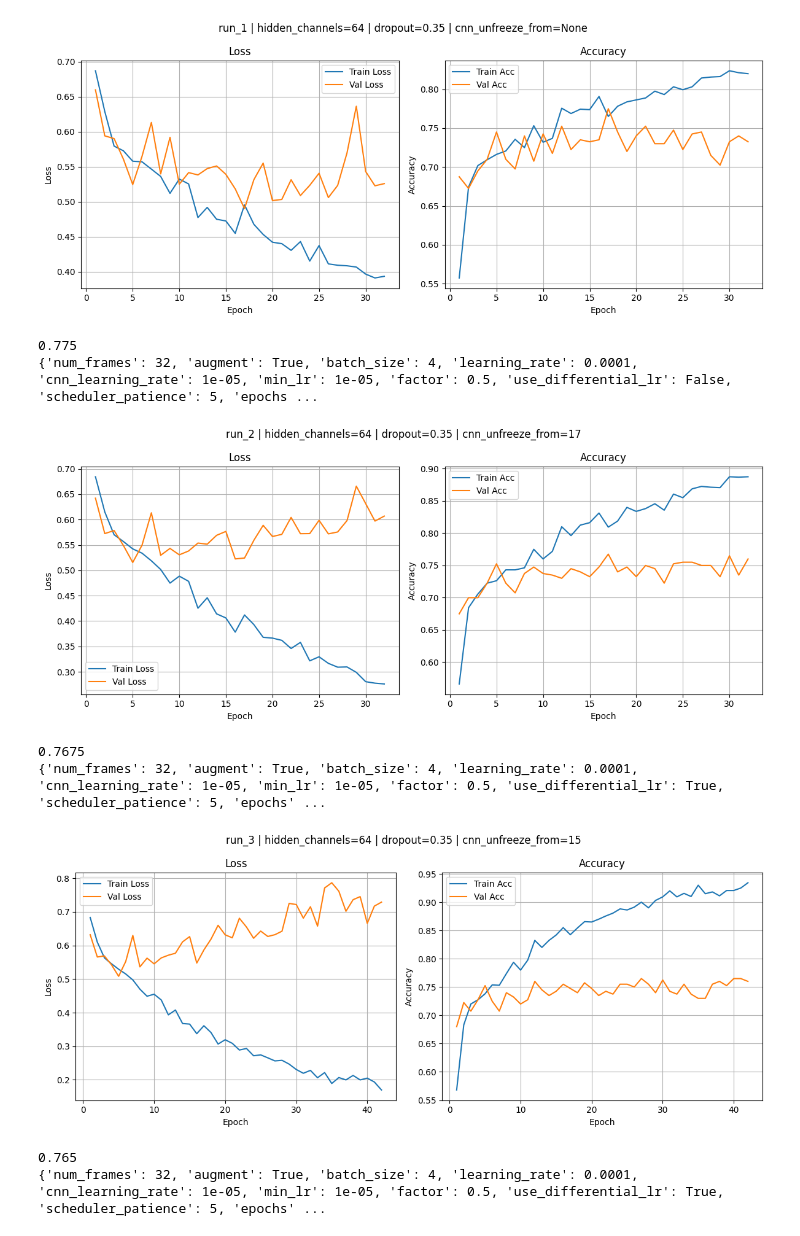
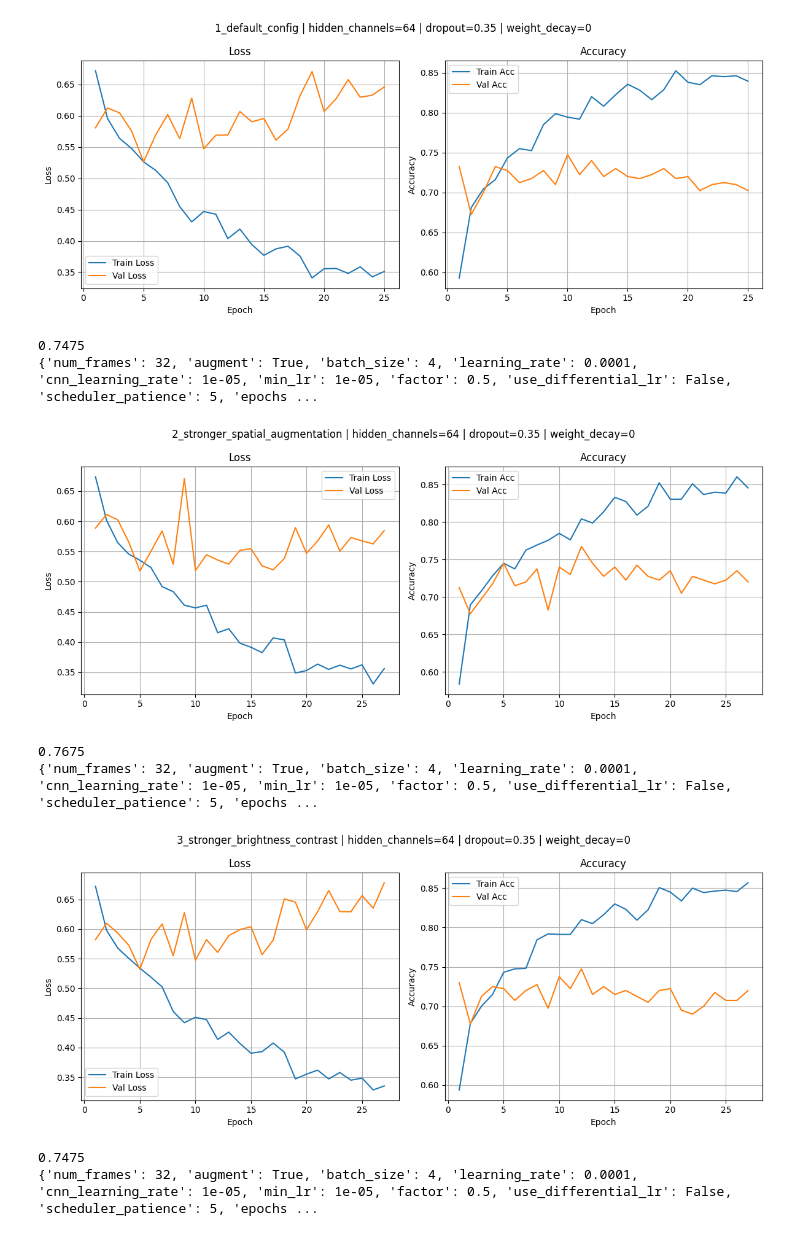
Before and after one commit to maxim-pre/violence-detection-dissertation, a Jupyter notebook: notebooks/06-gridsearch_results.ipynb, the cells around one changed output. Drawn from its saved outputs; the diff is of its cells as text; code cells hidden in the pictures.

```diff
--- a/notebooks/06-gridsearch_results.ipynb
+++ b/notebooks/06-gridsearch_results.ipynb
@@ -10,7 +10,8 @@ from src.config import CHECKPOINT_DIR
 from pathlib import Path
 import matplotlib.pyplot as plt
 # %%
-grid_search_results_path = CHECKPOINT_DIR / "CNN_LSTM_V2" / "grid_search_1" / "grid_search_results.csv"
+experiment_root = CHECKPOINT_DIR / "CNN_LSTM_V2" / "grid_search_4_amsgrad"
+grid_search_results_path = experiment_root / "grid_search_results.csv"
 
 df = pd.read_csv(grid_search_results_path)
 df.head()
@@ -109,17 +107,16 @@ def plot_grid_search_results(experiment_root, display_params):
         print(summary['best_val_acc'][0])
         print(config)
 # %%
-experiment_root = CHECKPOINT_DIR / "CNN_LSTM_V2" / "grid_search_2_unfreeze_cnn"
-display_params = ["hidden_channels", "dropout", "cnn_unfreeze_from"]
+display_params = ["hidden_channels", "dropout", "weight_decay"]
 
 plot_grid_search_results(experiment_root, display_params)
 # %% [output]
-[figure, old version]
+[figure, new version]
-0.775
+0.7475
 {'num_frames': 32, 'augment': True, 'batch_size': 4, 'learning_rate': 0.0001, 'cnn_learning_rate': 1e-05, 'min_lr': 1e-05, 'factor': 0.5, 'use_differential_lr': False, 'scheduler_patience': 5, 'epochs ...
-[figure, old version]
+[figure, new version]
 0.7675
-{'num_frames': 32, 'augment': True, 'batch_size': 4, 'learning_rate': 0.0001, 'cnn_learning_rate': 1e-05, 'min_lr': 1e-05, 'factor': 0.5, 'use_differential_lr': True, 'scheduler_patience': 5, 'epochs' ...
+{'num_frames': 32, 'augment': True, 'batch_size': 4, 'learning_rate': 0.0001, 'cnn_learning_rate': 1e-05, 'min_lr': 1e-05, 'factor': 0.5, 'use_differential_lr': False, 'scheduler_patience': 5, 'epochs ...
-[figure, old version]
+[figure, new version]
-0.765
-{'num_frames': 32, 'augment': True, 'batch_size': 4, 'learning_rate': 0.0001, 'cnn_learning_rate': 1e-05, 'min_lr': 1e-05, 'factor': 0.5, 'use_differential_lr': True, 'scheduler_patience': 5, 'epochs' ...
+0.7475
+{'num_frames': 32, 'augment': True, 'batch_size': 4, 'learning_rate': 0.0001, 'cnn_learning_rate': 1e-05, 'min_lr': 1e-05, 'factor': 0.5, 'use_differential_lr': False, 'scheduler_patience': 5, 'epochs ...
```
Also changed, not shown: parts of 2 cells of this notebook, 8 other files.
